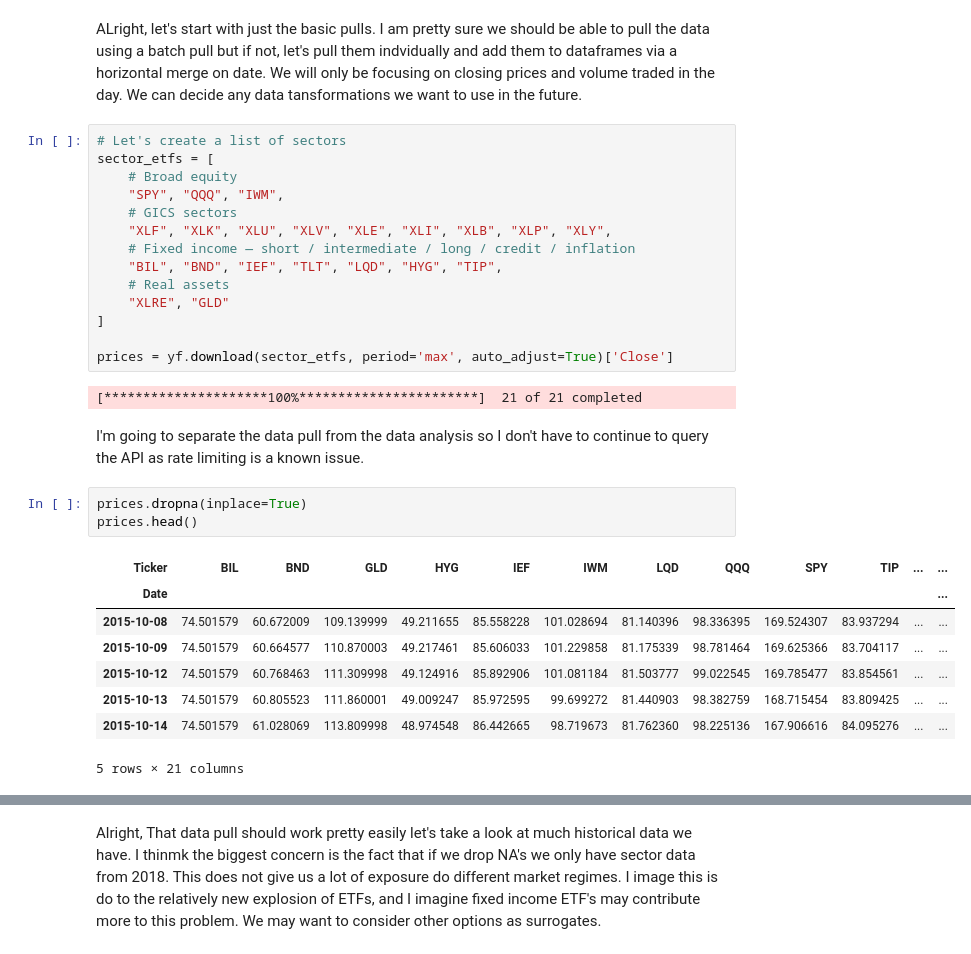
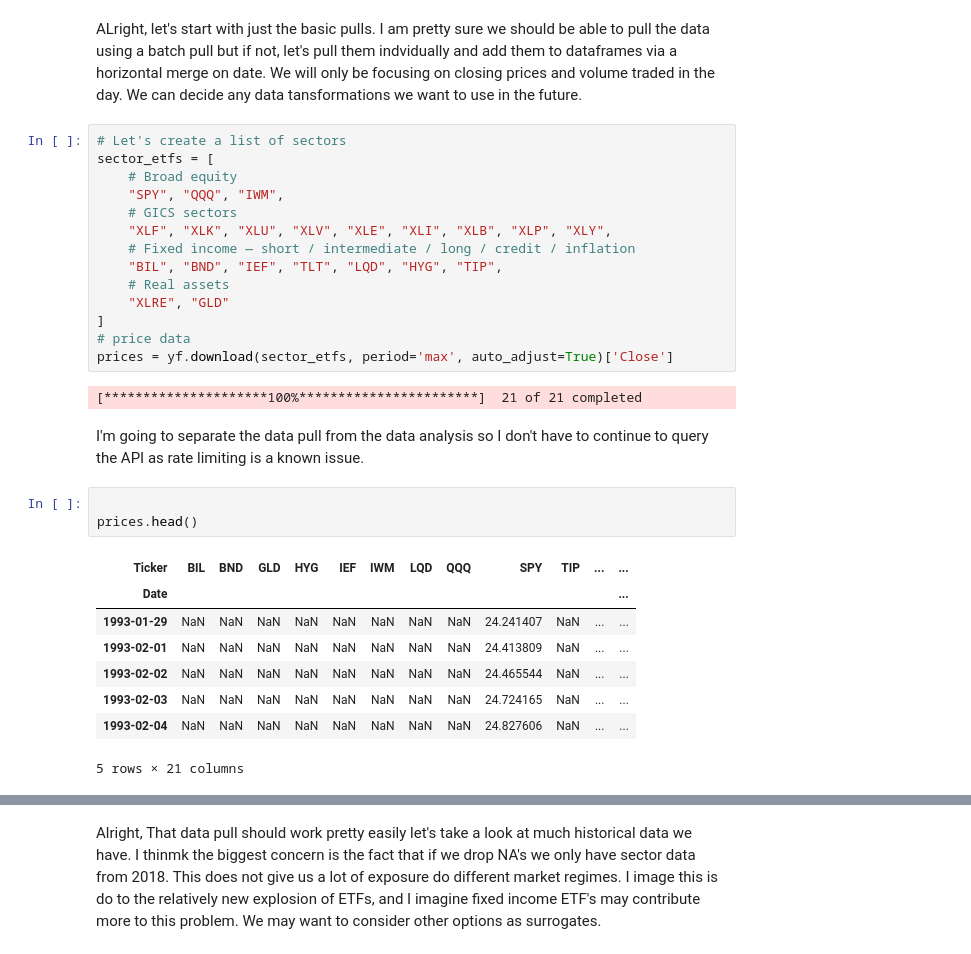
Before and after one commit to tmacpherson6/investment_advisor_dashboard_capstone, a Jupyter notebook: Tom's Notebook 3 - yfinance web scrapping notebook.ipynb, the cells around one changed output, grey strips where cells are left out. Cells and saved outputs as stored; diff of their text form.

```diff
--- a/Tom's Notebook 3 - yfinance web scrapping notebook.ipynb
+++ b/Tom's Notebook 3 - yfinance web scrapping notebook.ipynb
@@ -28,23 +28,23 @@ sector_etfs = [
     # Real assets
     "XLRE", "GLD"
 ]
-
+# price data
 prices = yf.download(sector_etfs, period='max', auto_adjust=True)['Close']
 # %% [output]
 [*********************100%***********************]  21 of 21 completed
 # %% [markdown]
 I'm going to separate the data pull from the data analysis so I don't have to continue to query the API as rate limiting is a known issue.
 # %%
-prices.dropna(inplace=True)
+
 prices.head()
 # %% [output]
 | Ticker | BIL | BND | GLD | HYG | IEF | IWM | LQD | QQQ | SPY | TIP | ... | ... |
 | Date |  |  |  |  |  |  |  |  |  |  |  | ... |
-| 2015-10-08 | 74.501579 | 60.672009 | 109.139999 | 49.211655 | 85.558228 | 101.028694 | 81.140396 | 98.336395 | 169.524307 | 83.937294 | ... | ... |
-| 2015-10-09 | 74.501579 | 60.664577 | 110.870003 | 49.217461 | 85.606033 | 101.229858 | 81.175339 | 98.781464 | 169.625366 | 83.704117 | ... | ... |
-| 2015-10-12 | 74.501579 | 60.768463 | 111.309998 | 49.124916 | 85.892906 | 101.081184 | 81.503777 | 99.022545 | 169.785477 | 83.854561 | ... | ... |
-| 2015-10-13 | 74.501579 | 60.805523 | 111.860001 | 49.009247 | 85.972595 | 99.699272 | 81.440903 | 98.382759 | 168.715454 | 83.809425 | ... | ... |
-| 2015-10-14 | 74.501579 | 61.028069 | 113.809998 | 48.974548 | 86.442665 | 98.719673 | 81.762360 | 98.225136 | 167.906616 | 84.095276 | ... | ... |
+| 1993-01-29 | NaN | NaN | NaN | NaN | NaN | NaN | NaN | NaN | 24.241407 | NaN | ... | ... |
+| 1993-02-01 | NaN | NaN | NaN | NaN | NaN | NaN | NaN | NaN | 24.413809 | NaN | ... | ... |
+| 1993-02-02 | NaN | NaN | NaN | NaN | NaN | NaN | NaN | NaN | 24.465544 | NaN | ... | ... |
+| 1993-02-03 | NaN | NaN | NaN | NaN | NaN | NaN | NaN | NaN | 24.724165 | NaN | ... | ... |
+| 1993-02-04 | NaN | NaN | NaN | NaN | NaN | NaN | NaN | NaN | 24.827606 | NaN | ... | ... |
 5 rows × 21 columns
 # %%
 prices.tail()
```
Also changed, not shown: parts of 2 cells of this notebook.
